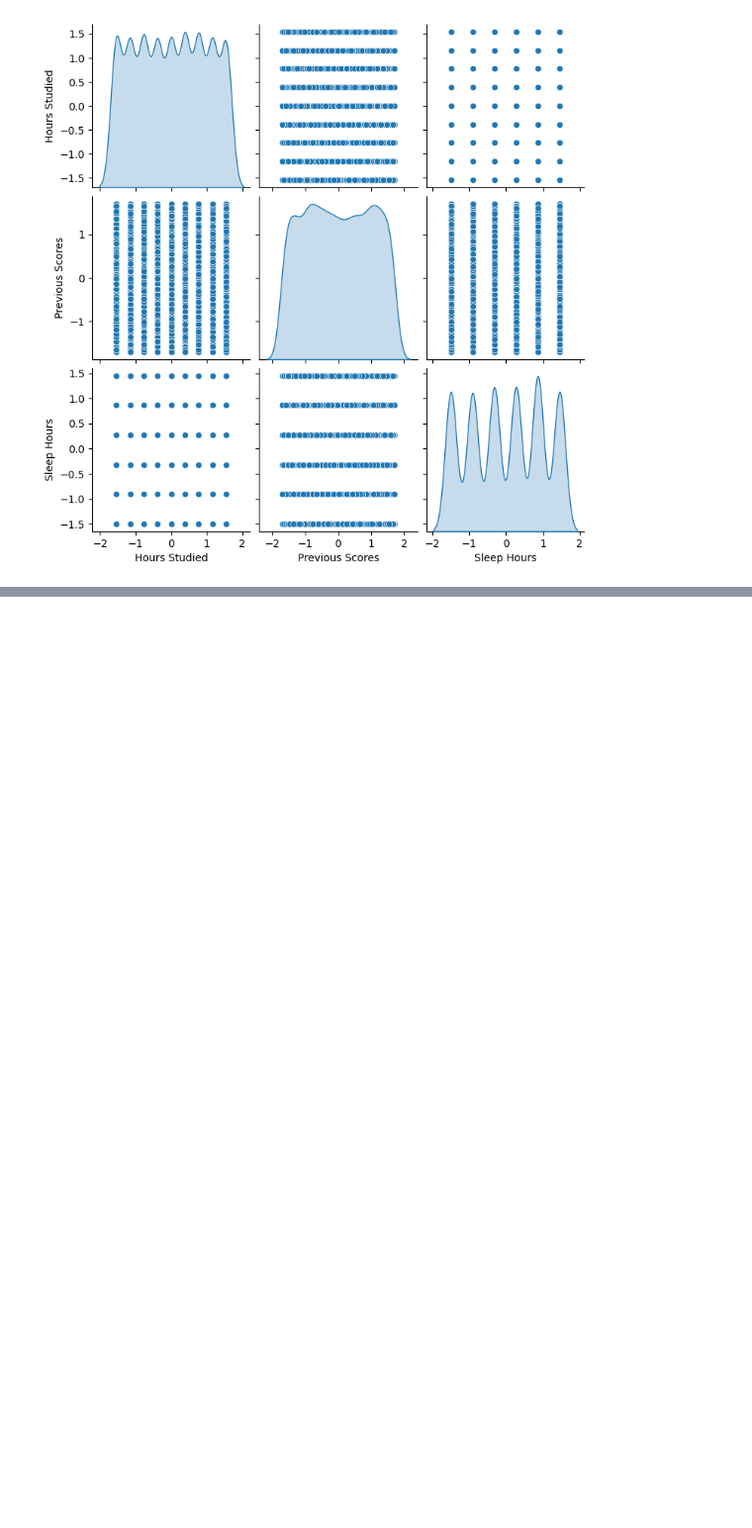
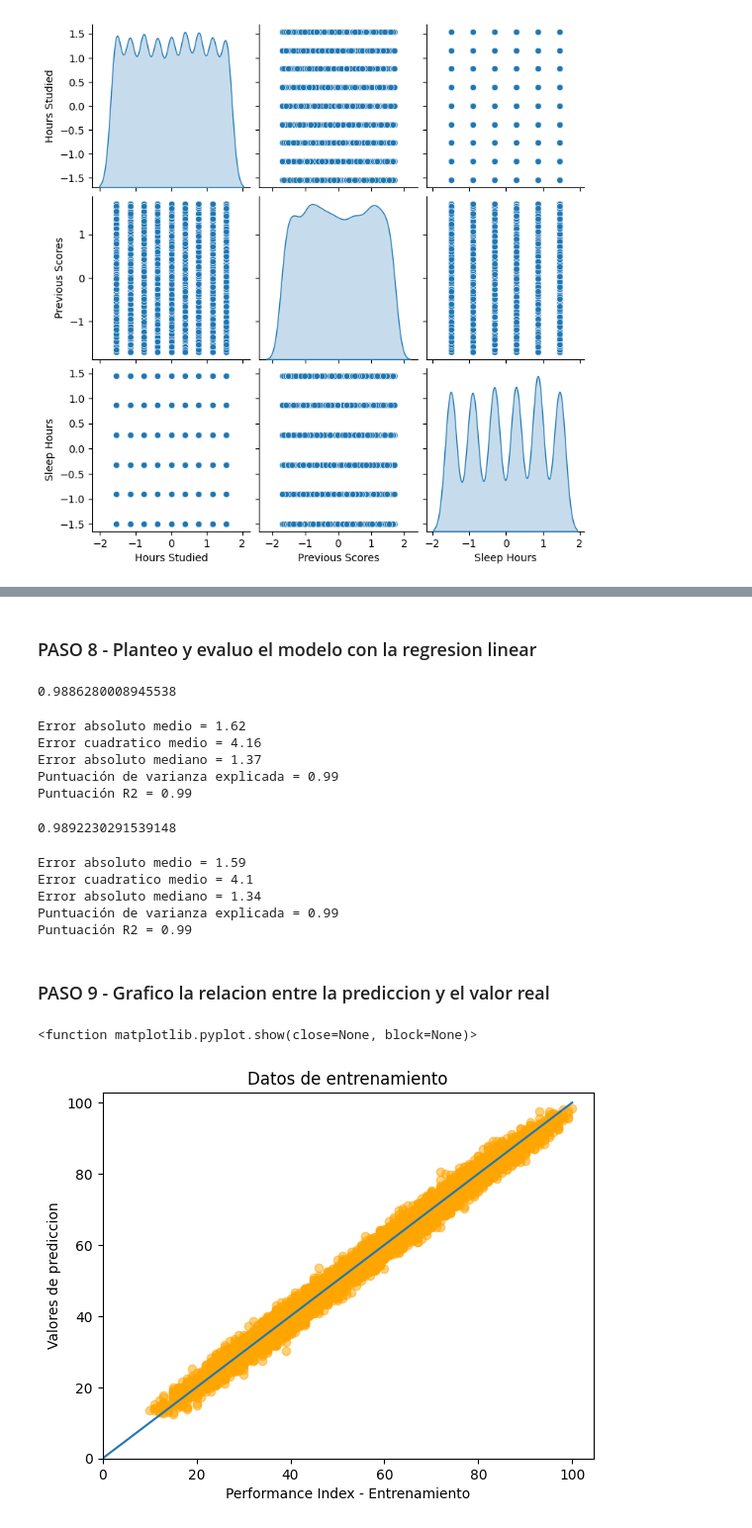
Before and after one commit to keltoi-dev/ejercicios_datamining, a Jupyter notebook: ejercicio_final/Fraga_TPF_Ejercicio1.ipynb, the cells around one changed output, grey strips where cells are left out. Shown at 99% size. Drawn from its saved outputs; the diff is of its cells as text; code cells hidden in the pictures; blank space fills up the shorter version.

```diff
--- a/ejercicio_final/Fraga_TPF_Ejercicio1_b.ipynb
+++ b/ejercicio_final/Fraga_TPF_Ejercicio1.ipynb
@@ -128,6 +142,11 @@ sns.pairplot(normal_x[["Hours Studied", "Previous Scores", "Sleep Hours"]], diag
 # %%
-x_entrenar, x_test, y_entrenar, y_test=train_test_split(normal_x, data_y)
+# Decido dividir los datos de entrenamiento y testeo en 80/20 respectivamente
+
+x_entrenar, x_test, y_entrenar, y_test=train_test_split(normal_x, data_y, test_size=0.2)
 
 print("Porcentaje de datos de entrenamiento:", len(x_entrenar)*100/(len(x_entrenar)+len(x_test)))
 print("Porcentaje de datos de test_________:", len(x_test)*100/(len(x_entrenar)+len(x_test)))
+
+print(x_entrenar.shape)
+print(y_entrenar.shape)
 # %% [output]
@@ -135,0 +175,27 @@ Porcentaje de datos de test_________: 25.0
+# %% [markdown]
+<h3>PASO 8 - Planteo y evaluo el modelo con la regresion linear</h3>
+# %%
+# Instancio la clase LinearRegression para entrenar el modelo
+
+regresion_lineal = linear_model.LinearRegression()
+
+regresion_lineal.fit(x_entrenar, y_entrenar)
+y_prediccion_entrenar = regresion_lineal.predict(x_entrenar)
+# %%
+regresion_lineal.score(x_entrenar, y_entrenar)
+# %% [output]
+0.9886280008945538
+# %%
+# Evaluo la regresion linear con los valores de entrenamiento
+
+print("Error absoluto medio =", round(sm.mean_absolute_error(y_entrenar, y_prediccion_entrenar), 2))
+print("Error cuadratico medio =", round(sm.mean_squared_error(y_entrenar, y_prediccion_entrenar), 2))
+print("Error absoluto mediano =", round(sm.median_absolute_error(y_entrenar, y_prediccion_entrenar), 2))
+print("Puntuación de varianza explicada =", round(sm.explained_variance_score(y_entrenar, y_prediccion_entrenar), 2))
+print("Puntuación R2 =", round(sm.r2_score(y_entrenar, y_prediccion_entrenar), 2))
+# %% [output]
+Error absoluto medio = 1.62
+Error cuadratico medio = 4.16
+Error absoluto mediano = 1.37
+Puntuación de varianza explicada = 0.99
+Puntuación R2 = 0.99
@@ -135,0 +206,35 @@ Porcentaje de datos de test_________: 25.0
+# %%
+regresion_lineal.score(x_test, y_test)
+# %% [output]
+0.9892230291539148
+# %%
+# Evaluo la regresion linear con los valores de testeo
+
+print("Error absoluto medio =", round(sm.mean_absolute_error(y_test, y_prediccion_test), 2))
+print("Error cuadratico medio =", round(sm.mean_squared_error(y_test, y_prediccion_test), 2))
+print("Error absoluto mediano =", round(sm.median_absolute_error(y_test, y_prediccion_test), 2))
+print("Puntuación de varianza explicada =", round(sm.explained_variance_score(y_test, y_prediccion_test), 2))
+print("Puntuación R2 =", round(sm.r2_score(y_test, y_prediccion_test), 2))
+# %% [output]
+Error absoluto medio = 1.59
+Error cuadratico medio = 4.1
+Error absoluto mediano = 1.34
+Puntuación de varianza explicada = 0.99
+Puntuación R2 = 0.99
+# %% [markdown]
+<h3>PASO 9 - Grafico la relacion entre la prediccion y el valor real</h3>
+# %%
+# Grafico los valores de resultado reales de entrenamiento con los de prediccion de entrenamiento
+
+plt.figure()
+plt.scatter(y_entrenar, y_prediccion_entrenar, color="orange", alpha=0.5)
+plt.xlim([0,plt.xlim()[1]])
+plt.ylim([0,plt.ylim()[1]])
+_ = plt.plot([-100, 100], [-100, 100])
+plt.title("Datos de entrenamiento")
+plt.xlabel("Performance Index - Entrenamiento")
+plt.ylabel("Valores de prediccion")
+plt.show
+# %% [output]
+<function matplotlib.pyplot.show(close=None, block=None)>
+[figure, added]
```
Also changed, not shown: parts of 20 cells of this notebook, 3 other files.
